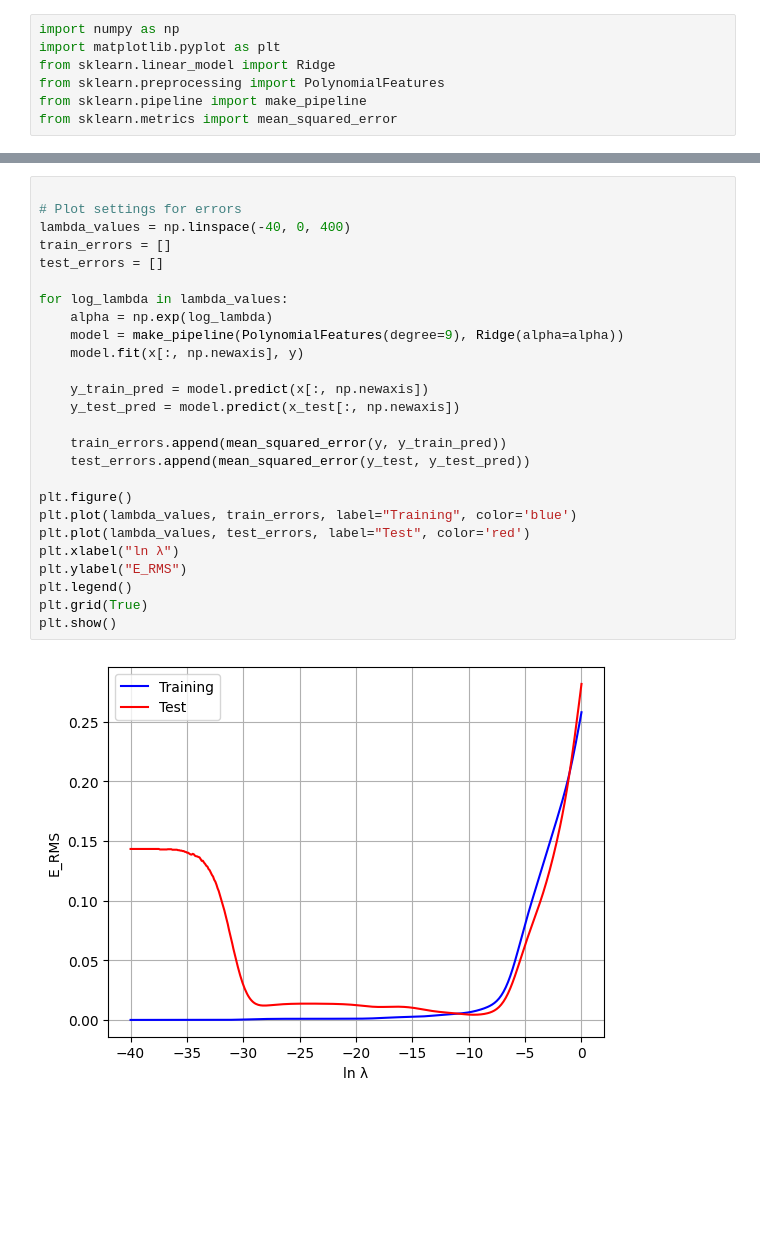
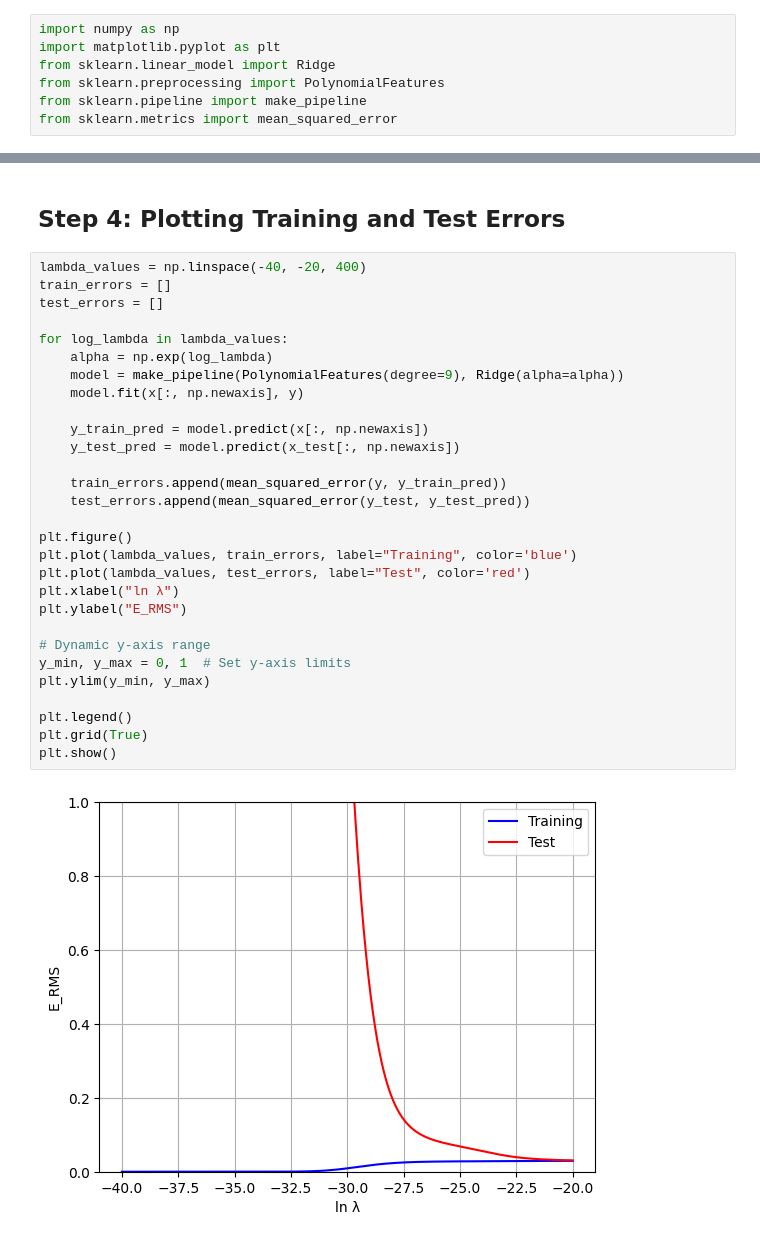
Before and after one commit to MLol-3/Machine-learning-class67, a Jupyter notebook: Linear Model Selection and Regularization/Q2.ipynb, the cells around one changed output, grey strips where cells are left out. Cells and saved outputs as stored; diff of their text form; blank space fills up the shorter version.

```diff
--- a/Linear Model Selection and Regularization/Q2.ipynb
+++ b/Linear Model Selection and Regularization/Q2.ipynb
@@ -52,28 +60,33 @@ plt.show()
+# %% [markdown]
+## Step 4: Plotting Training and Test Errors
 # %%
-
-# Plot settings for errors
-lambda_values = np.linspace(-40, 0, 400)
+lambda_values = np.linspace(-40, -20, 400)
 train_errors = []
 test_errors = []
 
 for log_lambda in lambda_values:
     alpha = np.exp(log_lambda)
     model = make_pipeline(PolynomialFeatures(degree=9), Ridge(alpha=alpha))
     model.fit(x[:, np.newaxis], y)
 
     y_train_pred = model.predict(x[:, np.newaxis])
     y_test_pred = model.predict(x_test[:, np.newaxis])
 
     train_errors.append(mean_squared_error(y, y_train_pred))
     test_errors.append(mean_squared_error(y_test, y_test_pred))
 
 plt.figure()
 plt.plot(lambda_values, train_errors, label="Training", color='blue')
 plt.plot(lambda_values, test_errors, label="Test", color='red')
 plt.xlabel("ln λ")
 plt.ylabel("E_RMS")
+
+# Dynamic y-axis range
+y_min, y_max = 0, 1  # Set y-axis limits
+plt.ylim(y_min, y_max)
+
 plt.legend()
 plt.grid(True)
 plt.show()
+# %% [output]
+[figure, added]
-# %% [markdown]
-![output.png](attachment:output.png)
```
Also changed, not shown: parts of 8 cells of this notebook.
